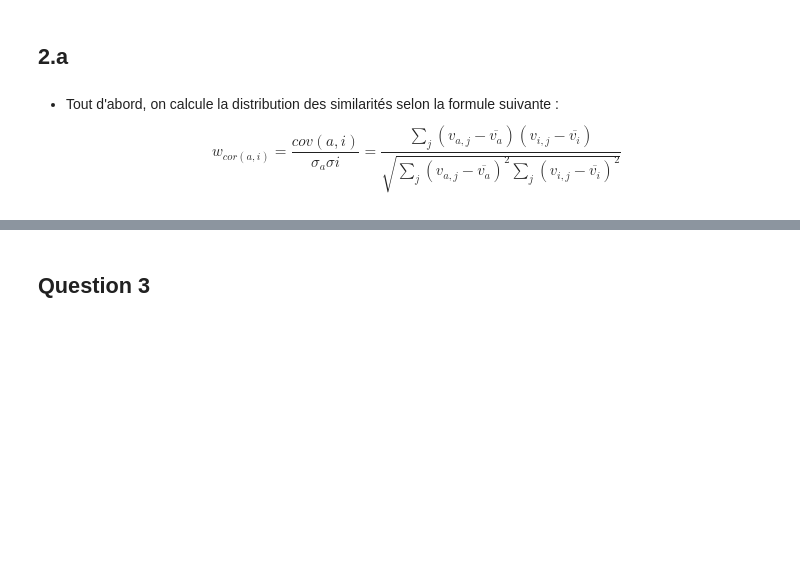
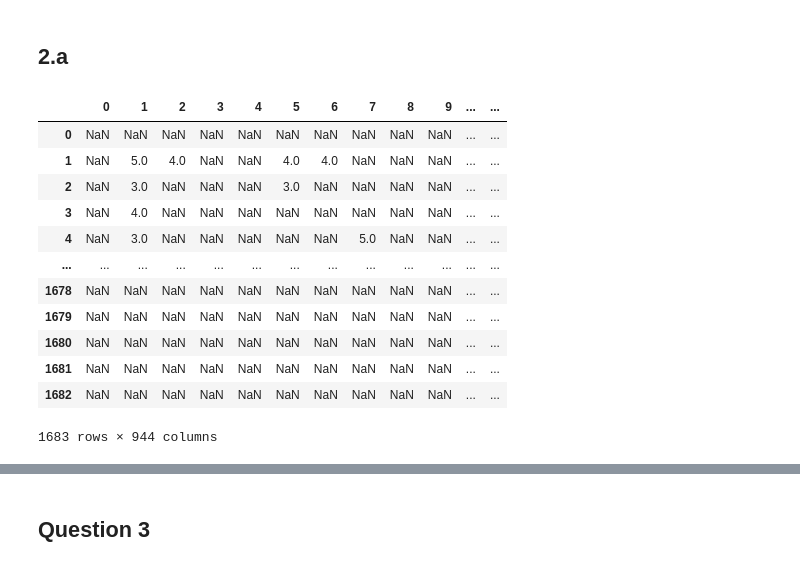
Before and after one commit to clementbernardd/LOG6308, a Jupyter notebook: TP1_groupe7.ipynb, the cells around one changed output, grey strips where cells are left out. Drawn from its saved outputs; the diff is of its cells as text; code cells hidden in the pictures; blank space fills up the shorter version.

```diff
--- a/TP1_groupe7.ipynb
+++ b/TP1_groupe7.ipynb
@@ -311,7 +319,2 @@ Mean square error for all the folds : 0.7928246724374965
 # %% [markdown]
 ## 2.a
-# %% [markdown]
-- Tout d'abord, on calcule la distribution des similarités selon la formule suivante :
-$$
-w_{cor(a,i)} = \frac{cov(a,i)}{\sigma_{a}\sigma{i}} = \frac{   \sum_j (v_{a,j} - \overline{v_a}) (v_{i,j} - \overline{v_i})}{ \sqrt{ \sum_j (v_{a,j} - \overline{v_a})^2  \sum_j (v_{i,j} - \overline{v_i})^2 }}
-$$
@@ -342,0 +321,18 @@ similarity(user_item , 17 ,77 )
+# %%
+item_item = user_item.T.copy()
+# %%
+item_item
+# %% [output]
+|  | 0 | 1 | 2 | 3 | 4 | 5 | 6 | 7 | 8 | 9 | ... | ... |
+| 0 | NaN | NaN | NaN | NaN | NaN | NaN | NaN | NaN | NaN | NaN | ... | ... |
+| 1 | NaN | 5.0 | 4.0 | NaN | NaN | 4.0 | 4.0 | NaN | NaN | NaN | ... | ... |
+| 2 | NaN | 3.0 | NaN | NaN | NaN | 3.0 | NaN | NaN | NaN | NaN | ... | ... |
+| 3 | NaN | 4.0 | NaN | NaN | NaN | NaN | NaN | NaN | NaN | NaN | ... | ... |
+| 4 | NaN | 3.0 | NaN | NaN | NaN | NaN | NaN | 5.0 | NaN | NaN | ... | ... |
+| ... | ... | ... | ... | ... | ... | ... | ... | ... | ... | ... | ... | ... |
+| 1678 | NaN | NaN | NaN | NaN | NaN | NaN | NaN | NaN | NaN | NaN | ... | ... |
+| 1679 | NaN | NaN | NaN | NaN | NaN | NaN | NaN | NaN | NaN | NaN | ... | ... |
+| 1680 | NaN | NaN | NaN | NaN | NaN | NaN | NaN | NaN | NaN | NaN | ... | ... |
+| 1681 | NaN | NaN | NaN | NaN | NaN | NaN | NaN | NaN | NaN | NaN | ... | ... |
+| 1682 | NaN | NaN | NaN | NaN | NaN | NaN | NaN | NaN | NaN | NaN | ... | ... |
+1683 rows × 944 columns
```
Also changed, not shown: parts of 12 cells of this notebook.
